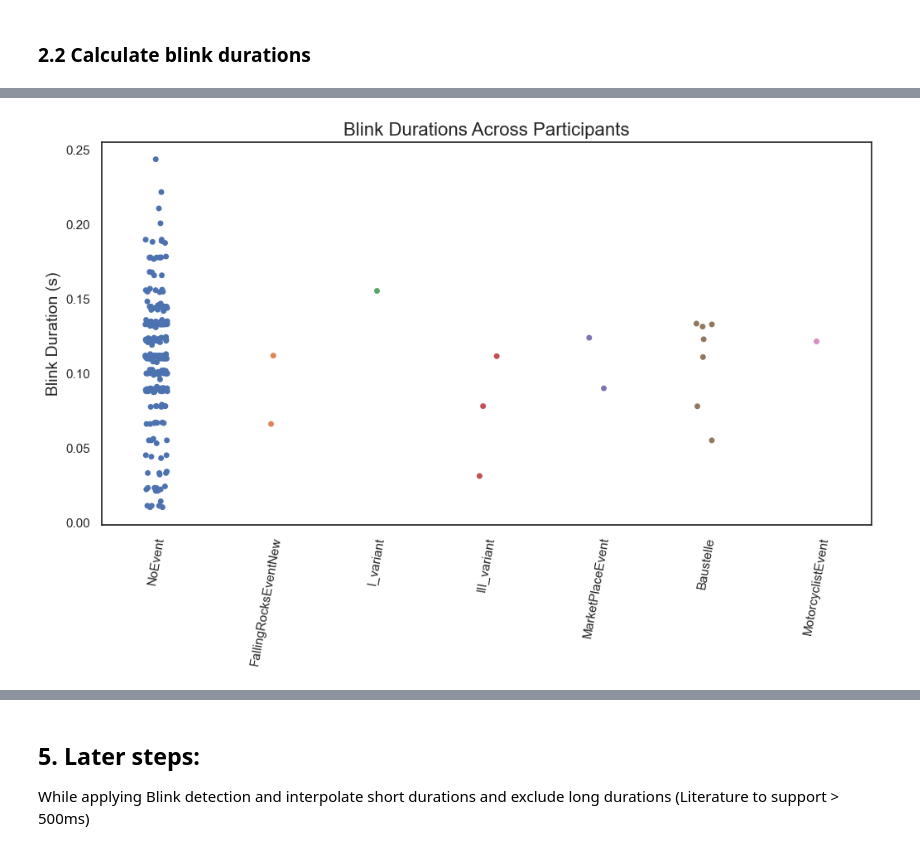
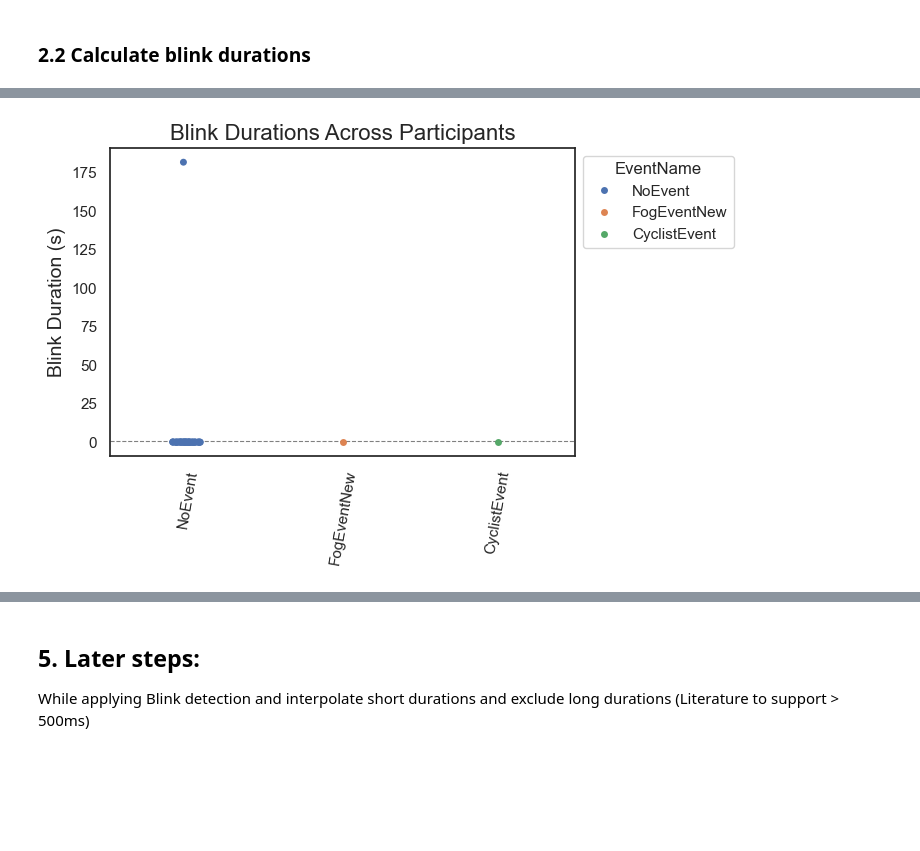
Before and after one commit to JohnMadrid/fpca-takeOverRequests, a Jupyter notebook: preprocessing.ipynb, the cells around one changed output, grey strips where cells are left out. Saved outputs shown, nothing was run; the diff lists cells and outputs as text; code cells hidden in the pictures; blank space fills up the shorter version.

```diff
--- a/preprocessing.ipynb
+++ b/preprocessing.ipynb
@@ -320,30 +301,26 @@ df
 blinks_df = pd.DataFrame()
 
 # Initialize a column to hold blink duration information
-df['BlinkDuration'] = np.nan
+filtered_df['BlinkDuration'] = np.nan
 
-# Calculate blink durations
-for uid in df['uid'].unique():
-    df_uid = df[df['uid'] == uid]
+# Calculate blink durations for each uid
+for uid in filtered_df['uid'].unique():
+    # Filter uid subset
+    df_uid = filtered_df[filtered_df['uid'] == uid]
     # Identify where blinks start and end
     blink_starts = df_uid['Blink'] & ~df_uid['Blink'].shift(1).fillna(False)  # Blink starts
-    blink_ends = df_uid['Blink'] & ~df_uid['Blink'].shift(-1).fillna(False)    # Blink ends
+    blink_ends = df_uid['Blink'] & ~df_uid['Blink'].shift(-1).fillna(False)   # Blink ends
 
     # Calculate the durations
     blink_times = df_uid[blink_starts]['TimeStamp_in_sec']
-    # print(blink_times)
     durations = df_uid[blink_ends]['TimeStamp_in_sec'].reset_index(drop=True) - blink_times.reset_index(drop=True)
-    # print(durations)
 
-    # Update the BlinkDuration column for those indices in the DataFrame
+    # Update the BlinkDuration column to contain durations at blink start in the DataFrame
     for start_index, duration in zip(blink_times.index, durations):
         df_uid.at[start_index, 'BlinkDuration'] = duration
 
     # Store uid data in blinks_df
     blinks_df = pd.concat([blinks_df, df_uid], ignore_index=True)
-
-# Filter the DataFrame to retain only the rows where blinks occurred
-# blinks_df = df[df['BlinkDuration'] > 0]
 # %%
 # Filter the DataFrame to retain only the rows where blinks occurred
 blink_durations_df = blinks_df[blinks_df['BlinkDuration'] > 0]
@@ -403,16 +358,18 @@ blink_durations_summary
 # %%
 # Set the visual style
 sns.set(style="white")
 # Create a boxplot for blink durations across participants
-plt.figure(figsize=(12, 6))
-# fig, ax = plt.subplots(figsize=(10,8))
-sns.stripplot(x='EventName', y='BlinkDuration', data=blink_durations_df, hue='EventName')
+# plt.figure(figsize=(12, 6))
+fig, ax = plt.subplots(figsize=(6,4))
+sns.stripplot(x='EventName', y='BlinkDuration', data=blink_durations_df[blink_durations_df['uid']=='81957954cd71450cacc5fd738dd9ebd2'], hue='EventName',legend=True)
 # Add title and labels
 plt.title('Blink Durations Across Participants', fontsize=16)
 plt.xlabel('', fontsize=14)
 plt.ylabel('Blink Duration (s)', fontsize=14)
 plt.xticks(rotation=80)
+ax.axhline(1, color='grey', linestyle='--', linewidth=0.8)
+sns.move_legend(ax,  "upper left", bbox_to_anchor=(1, 1))
 # plt.savefig(f"Plots/blink_durations_across_participants" +'.jpeg', dpi=500, bbox_inches='tight')
 plt.show()
 # %% [output]
-[figure, old version]
+[figure, new version]
```
Also changed, not shown: parts of 12 cells of this notebook.
